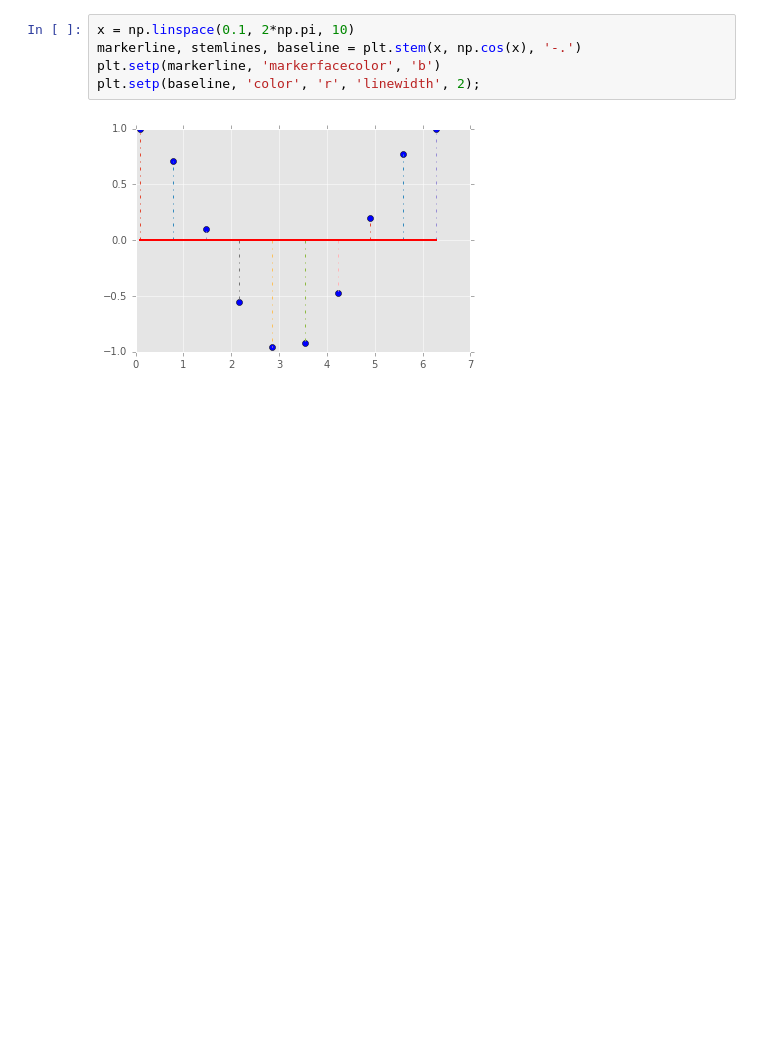
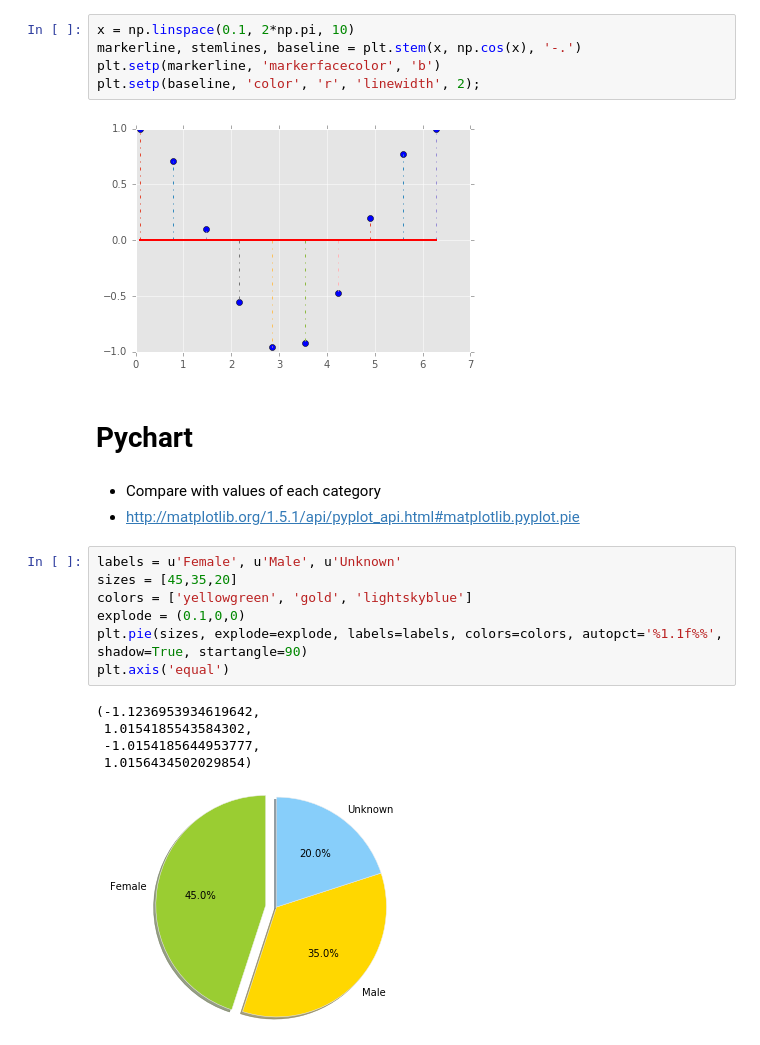
Before and after one commit to neep305/data_analysis_playground, a Jupyter notebook: data_visualization.ipynb, the cells around one changed output. Drawn from its saved outputs; the diff is of its cells as text; blank space fills up the shorter version.

```diff
--- a/data_visualization.ipynb
+++ b/data_visualization.ipynb
@@ -118,3 +118,21 @@ plt.setp(markerline, 'markerfacecolor', 'b')
 plt.setp(baseline, 'color', 'r', 'linewidth', 2);
 # %% [output]
 [figure]
+# %% [markdown]
+# Pychart
+# %% [markdown]
+- Compare with values of each category
+- http://matplotlib.org/1.5.1/api/pyplot_api.html#matplotlib.pyplot.pie
+# %%
+labels = u'Female', u'Male', u'Unknown'
+sizes = [45,35,20]
+colors = ['yellowgreen', 'gold', 'lightskyblue']
+explode = (0.1,0,0)
+plt.pie(sizes, explode=explode, labels=labels, colors=colors, autopct='%1.1f%%', shadow=True, startangle=90)
+plt.axis('equal')
+# %% [output]
+(-1.1236953934619642,
+ 1.0154185543584302,
+ -1.0154185644953777,
+ 1.0156434502029854)
+[figure, added]
```
